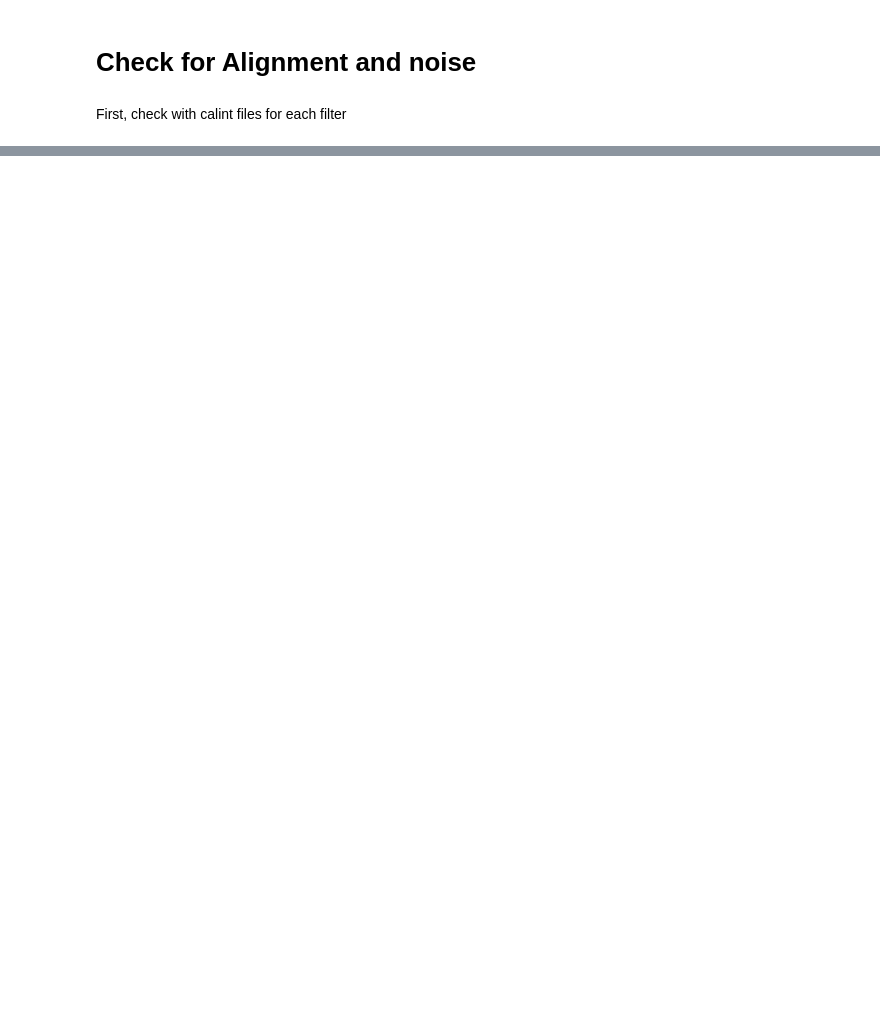
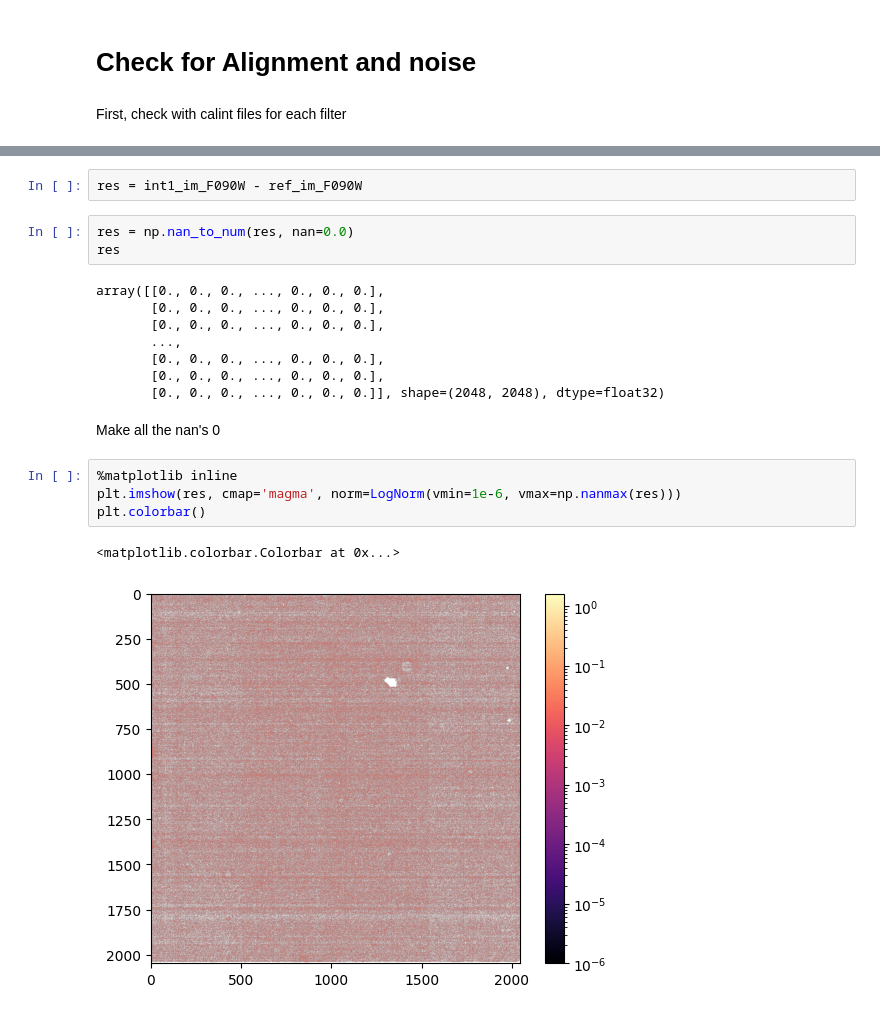
Before and after one commit to yzhang24e/Research, a Jupyter notebook: reduction_data/integration.ipynb, the cells around one changed output, grey strips where cells are left out. Cells and saved outputs as stored; diff of their text form; blank space fills up the shorter version.

```diff
--- a/reduction_data/integration.ipynb
+++ b/reduction_data/integration.ipynb
@@ -234,0 +255,22 @@ array([[False, False, False, ..., False, False, False],
+# %%
+res = int1_im_F090W - ref_im_F090W
+# %%
+res = np.nan_to_num(res, nan=0.0)
+res
+# %% [output]
+array([[0., 0., 0., ..., 0., 0., 0.],
+       [0., 0., 0., ..., 0., 0., 0.],
+       [0., 0., 0., ..., 0., 0., 0.],
+       ...,
+       [0., 0., 0., ..., 0., 0., 0.],
+       [0., 0., 0., ..., 0., 0., 0.],
+       [0., 0., 0., ..., 0., 0., 0.]], shape=(2048, 2048), dtype=float32)
+# %% [markdown]
+Make all the nan's 0
+# %%
+%matplotlib inline
+plt.imshow(res, cmap='magma', norm=LogNorm(vmin=1e-6, vmax=np.nanmax(res)))
+plt.colorbar()
+# %% [output]
+<matplotlib.colorbar.Colorbar at 0x...>
+[figure, added]
```
Also changed, not shown: parts of 7 cells of this notebook, 2 other files.
